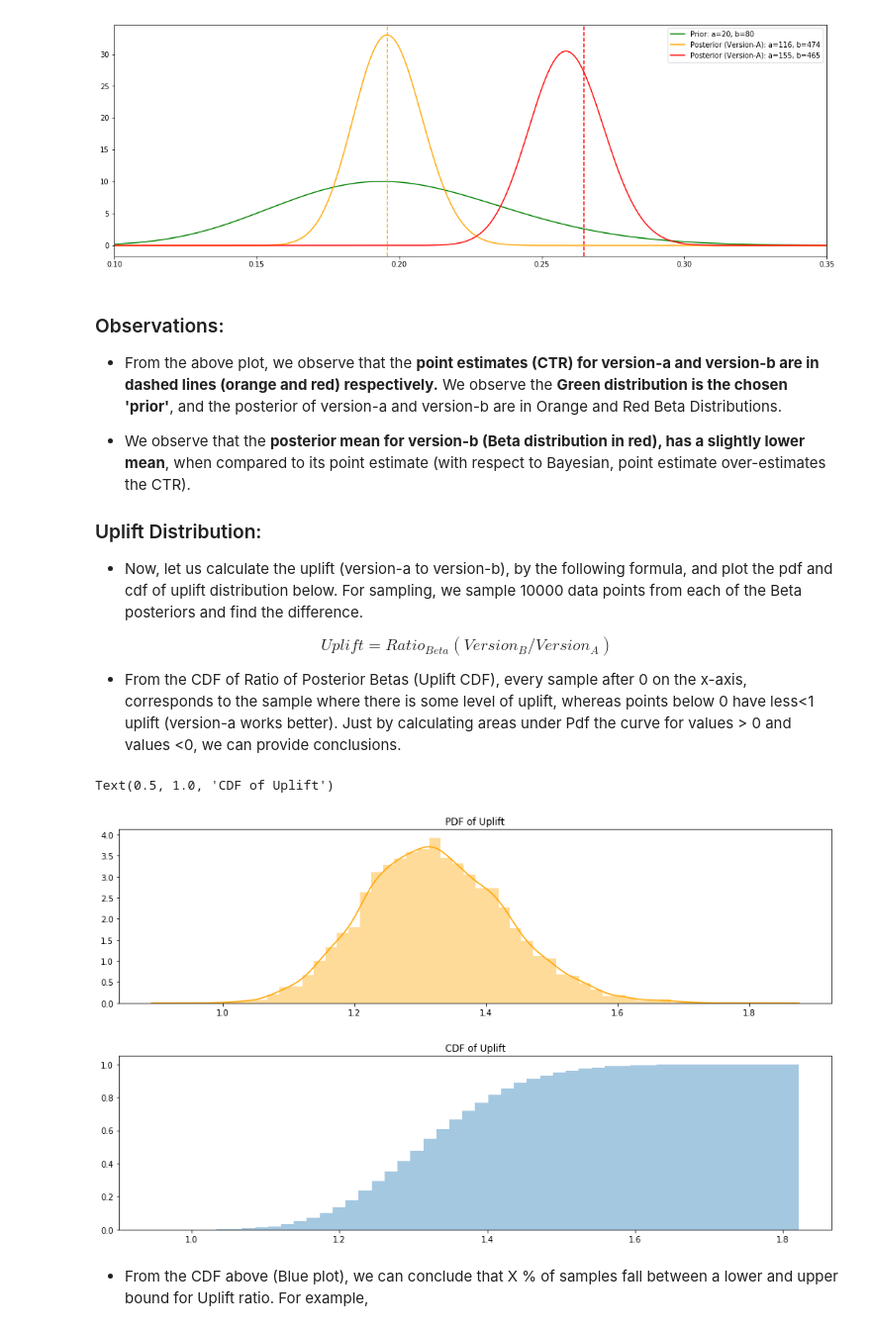
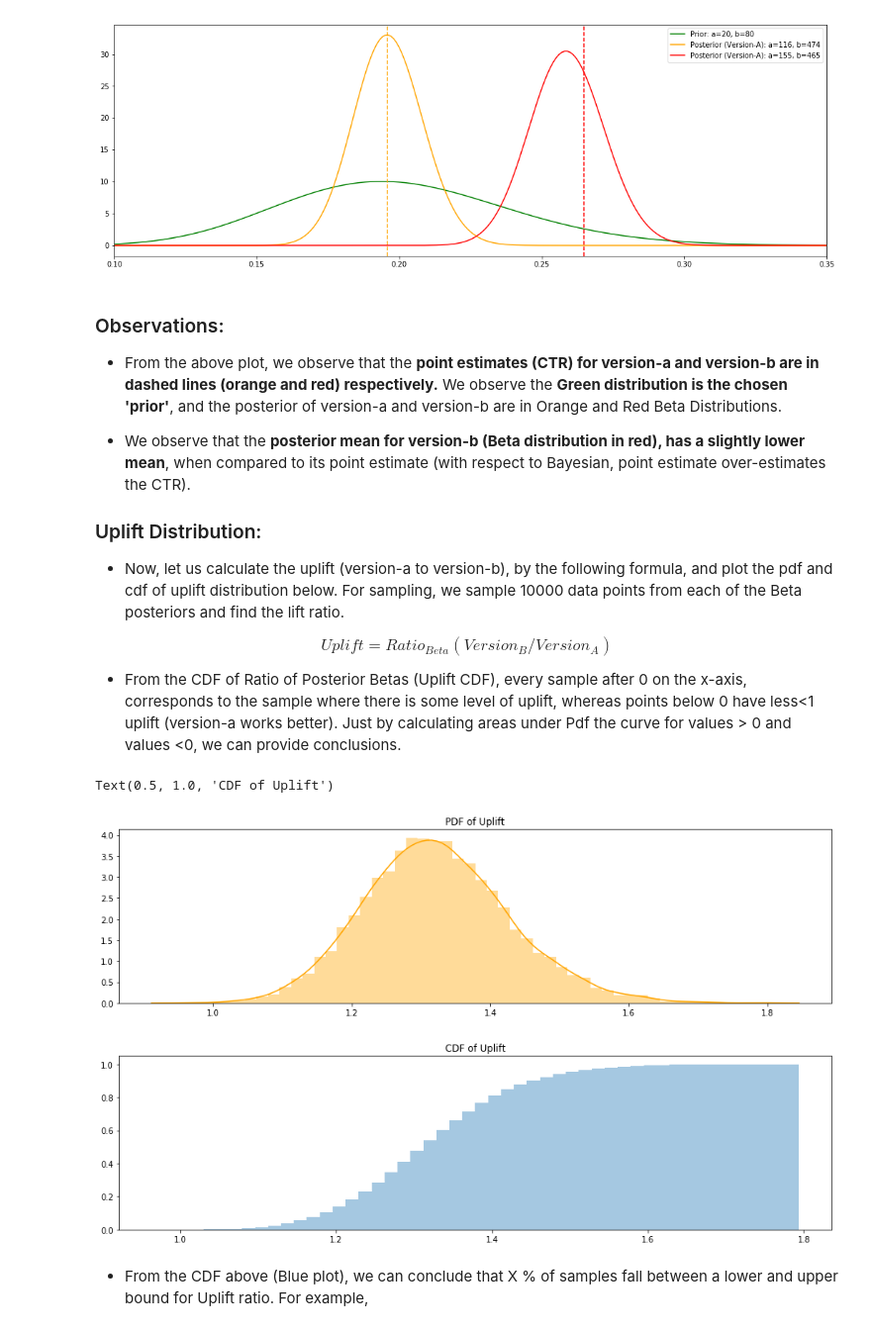
Before and after one commit to AdiVarma27/AdiVarma27.github.io, a Jupyter notebook: _jupyter/2020-04-13-Bayesian Thinking in AB Testing & Evaluation (ROPE, Effect Size and Lift).ipynb, the cells around one changed output. Shown at 99% size. Cells and saved outputs as stored; diff of their text form; code cells hidden in the pictures.

```diff
--- a/_jupyter/2020-04-13-Bayesian Thinking in AB Testing & Evaluation (ROPE, Effect Size and Lift).ipynb
+++ b/_jupyter/2020-04-13-Bayesian Thinking in AB Testing & Evaluation (ROPE, Effect Size and Lift).ipynb
@@ -117,7 +117,7 @@ plt.legend()
 
 ### Uplift Distribution:
 
-* Now, let us calculate the uplift (version-a to version-b), by the following formula, and plot the pdf and cdf of uplift distribution below. For sampling, we sample 10000 data points from each of the Beta posteriors and find the difference.
+* Now, let us calculate the uplift (version-a to version-b), by the following formula, and plot the pdf and cdf of uplift distribution below. For sampling, we sample 10000 data points from each of the Beta posteriors and find the lift ratio.
 
 $$Uplift = Ratio_{Beta} (Version_B/ Version_A)$$
 
@@ -126,26 +126,26 @@ $$Uplift = Ratio_{Beta} (Version_B/ Version_A)$$
 # %%
 np.set_printoptions(suppress=True)
 
 # data sampling simulation
 monte_carlo_ya = beta.rvs(updated_alpha_version_a, updated_beta_version_a, size=10000)
 
 monte_carlo_yb = beta.rvs(updated_alpha_version_b, updated_beta_version_b, size=10000)
 
-# difference in Beta distributions
-diff = np.array(monte_carlo_yb)/np.array(monte_carlo_ya)
+# lift ratio in Beta distributions
+ratio = np.array(monte_carlo_yb)/np.array(monte_carlo_ya)
 
 plt.figure(figsize=(16,4))
-sns.distplot(diff, color='orange')
+sns.distplot(ratio, color='orange')
 plt.title('PDF of Uplift')
 
 plt.figure(figsize=(16,4))
 kwargs = {'cumulative': True}
-sns.distplot(diff, hist_kws=kwargs, norm_hist=True, kde=False)
+sns.distplot(ratio, hist_kws=kwargs, norm_hist=True, kde=False)
 plt.title('CDF of Uplift')
 # %% [output]
 Text(0.5, 1.0, 'CDF of Uplift')
-[figure, old version]
+[figure, new version]
-[figure, old version]
+[figure, new version]
 # %% [markdown]
 * From the CDF above (Blue plot), we can conclude that X % of samples fall between a lower and upper bound for Uplift ratio. For example,
 # %% [markdown]
```
Also changed, not shown: parts of 6 cells of this notebook.
